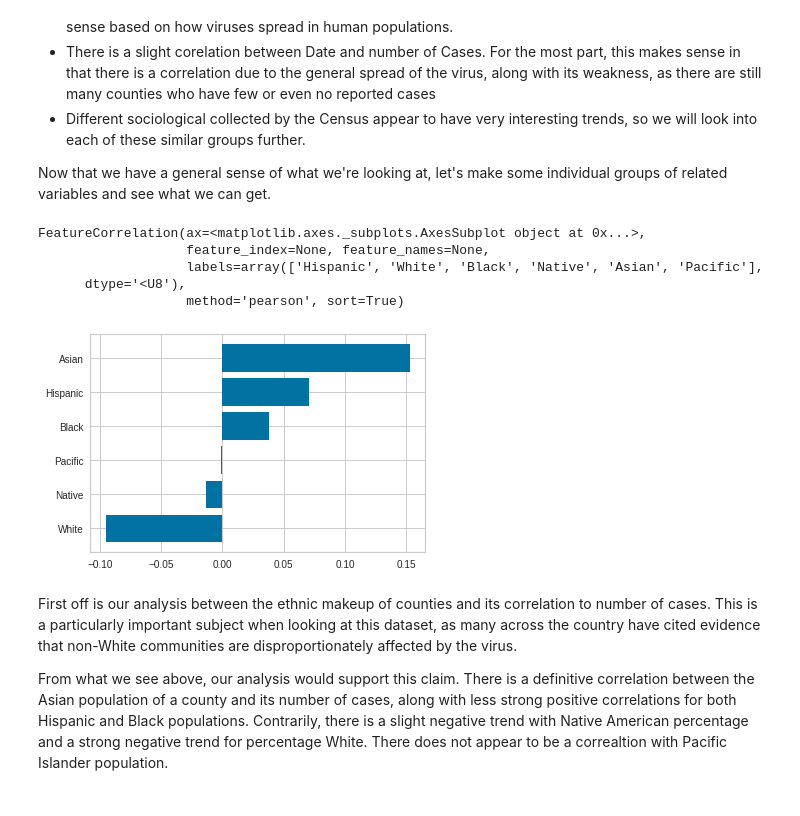
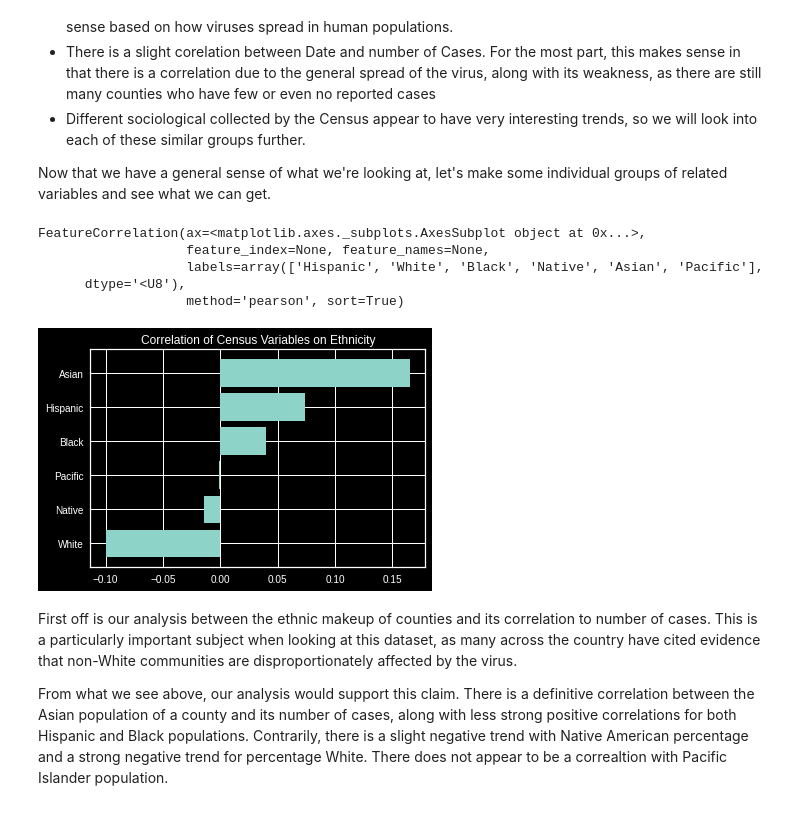
Before and after one commit to mhisle22/DSC-Covid-and-Census, a Jupyter notebook: dsc305_covid_and_census.ipynb, the cells around one changed output. Drawn from its saved outputs; the diff is of its cells as text; code cells hidden in the pictures.

```diff
--- a/dsc305_covid_and_census.ipynb
+++ b/dsc305_covid_and_census.ipynb
@@ -36,7 +36,9 @@ from sklearn.linear_model import LinearRegression
 from sklearn.model_selection import GridSearchCV
 from sklearn.model_selection import train_test_split
 from sklearn.model_selection import KFold
-from sklearn.metrics import accuracy_score, classification_report, confusion_matrix
+from sklearn.metrics import accuracy_score, classification_report, confusion_matrix, mean_squared_error
+from sklearn.model_selection import RandomizedSearchCV
+from sklearn.ensemble import RandomForestRegressor
 from yellowbrick.target import FeatureCorrelation
 import matplotlib.pyplot as plt
 import matplotlib as mpl
@@ -50,8 +52,9 @@ import itertools
 import warnings
 
 
+%matplotlib inline
 
-%matplotlib inline
+plt.style.use('dark_background')
 # %% [markdown]
 #Data Observation
 # %%
@@ -524,22 +529,22 @@ Now that we have a general sense of what we're looking at, let's make some indiv
 # %%
 #start off with the ethnicity variables
 #NOTE: the order here is not important, it simply follows the order of the Census
 ethnicity = np.array(['Hispanic', 'White', 'Black', 'Native', 'Asian', 'Pacific'])
 
 indEthnic = independ.drop(columns=['Date', 'fips', 'Deaths', 'TotalPop', 'Men', 'Women',
        'Income', 'IncomePerCap', 'Poverty', 'Drive', 'Carpool', 'Transit',
        'Walk', 'OtherTransp', 'WorkAtHome', 'MeanCommute', 'Unemployment'])
 
 visualizer = FeatureCorrelation(labels=ethnicity, sort=True)
-
+plt.title("Correlation of Census Variables on Ethnicity")
 visualizer.fit(indEthnic, y)
 # %% [output]
 FeatureCorrelation(ax=<matplotlib.axes._subplots.AxesSubplot object at 0x...>,
                    feature_index=None, feature_names=None,
                    labels=array(['Hispanic', 'White', 'Black', 'Native', 'Asian', 'Pacific'],
       dtype='<U8'),
                    method='pearson', sort=True)
-[figure, old version]
+[figure, new version]
 # %% [markdown]
 First off is our analysis between the ethnic makeup of counties and its correlation to number of cases. This is a particularly important subject when looking at this dataset, as many across the country have cited evidence that non-White communities are disproportionately affected by the virus.
 
```
Also changed, not shown: parts of 64 cells of this notebook.
